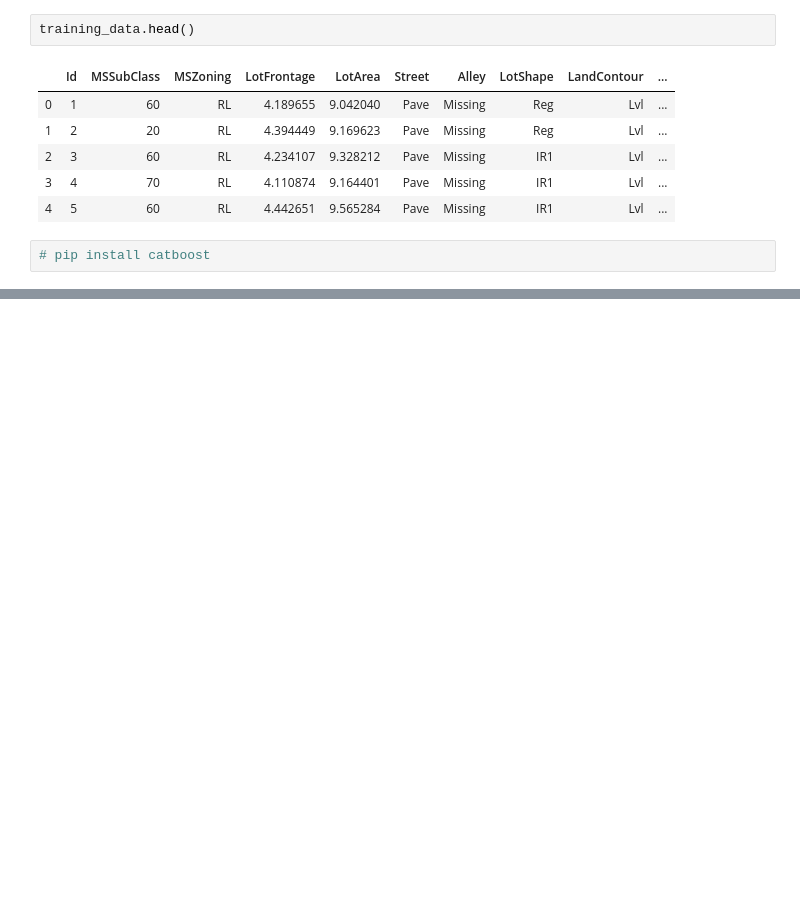
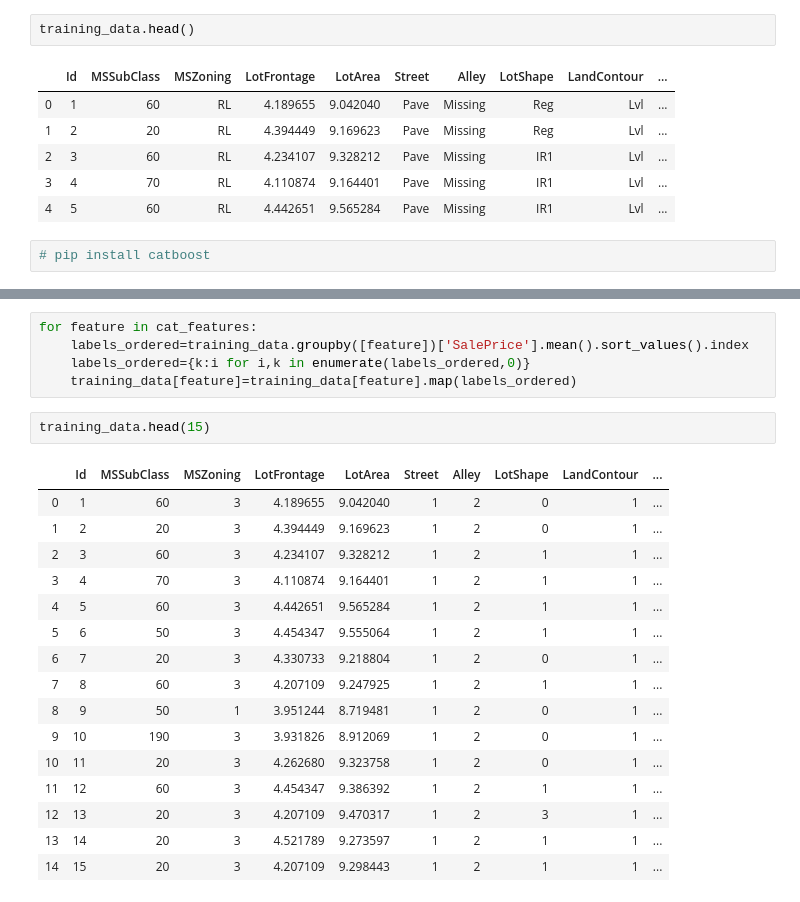
Before and after one commit to rajkhona/Housepriceprediction, a Jupyter notebook: house_price_prediction.ipynb, the cells around one changed output, grey strips where cells are left out. Saved outputs shown, nothing was run; the diff lists cells and outputs as text; blank space fills up the shorter version.

```diff
--- a/house_price_prediction.ipynb
+++ b/house_price_prediction.ipynb
@@ -466,0 +449,24 @@ bestIteration = 49
+# %%
+for feature in cat_features:
+    labels_ordered=training_data.groupby([feature])['SalePrice'].mean().sort_values().index
+    labels_ordered={k:i for i,k in enumerate(labels_ordered,0)}
+    training_data[feature]=training_data[feature].map(labels_ordered)
+# %%
+training_data.head(15)
+# %% [output]
+|  | Id | MSSubClass | MSZoning | LotFrontage | LotArea | Street | Alley | LotShape | LandContour | ... |
+| 0 | 1 | 60 | 3 | 4.189655 | 9.042040 | 1 | 2 | 0 | 1 | ... |
+| 1 | 2 | 20 | 3 | 4.394449 | 9.169623 | 1 | 2 | 0 | 1 | ... |
+| 2 | 3 | 60 | 3 | 4.234107 | 9.328212 | 1 | 2 | 1 | 1 | ... |
+| 3 | 4 | 70 | 3 | 4.110874 | 9.164401 | 1 | 2 | 1 | 1 | ... |
+| 4 | 5 | 60 | 3 | 4.442651 | 9.565284 | 1 | 2 | 1 | 1 | ... |
+| 5 | 6 | 50 | 3 | 4.454347 | 9.555064 | 1 | 2 | 1 | 1 | ... |
+| 6 | 7 | 20 | 3 | 4.330733 | 9.218804 | 1 | 2 | 0 | 1 | ... |
+| 7 | 8 | 60 | 3 | 4.207109 | 9.247925 | 1 | 2 | 1 | 1 | ... |
+| 8 | 9 | 50 | 1 | 3.951244 | 8.719481 | 1 | 2 | 0 | 1 | ... |
+| 9 | 10 | 190 | 3 | 3.931826 | 8.912069 | 1 | 2 | 0 | 1 | ... |
+| 10 | 11 | 20 | 3 | 4.262680 | 9.323758 | 1 | 2 | 0 | 1 | ... |
+| 11 | 12 | 60 | 3 | 4.454347 | 9.386392 | 1 | 2 | 1 | 1 | ... |
+| 12 | 13 | 20 | 3 | 4.207109 | 9.470317 | 1 | 2 | 3 | 1 | ... |
+| 13 | 14 | 20 | 3 | 4.521789 | 9.273597 | 1 | 2 | 1 | 1 | ... |
+| 14 | 15 | 20 | 3 | 4.207109 | 9.298443 | 1 | 2 | 1 | 1 | ... |
```
Also changed, not shown: parts of 8 cells of this notebook.
